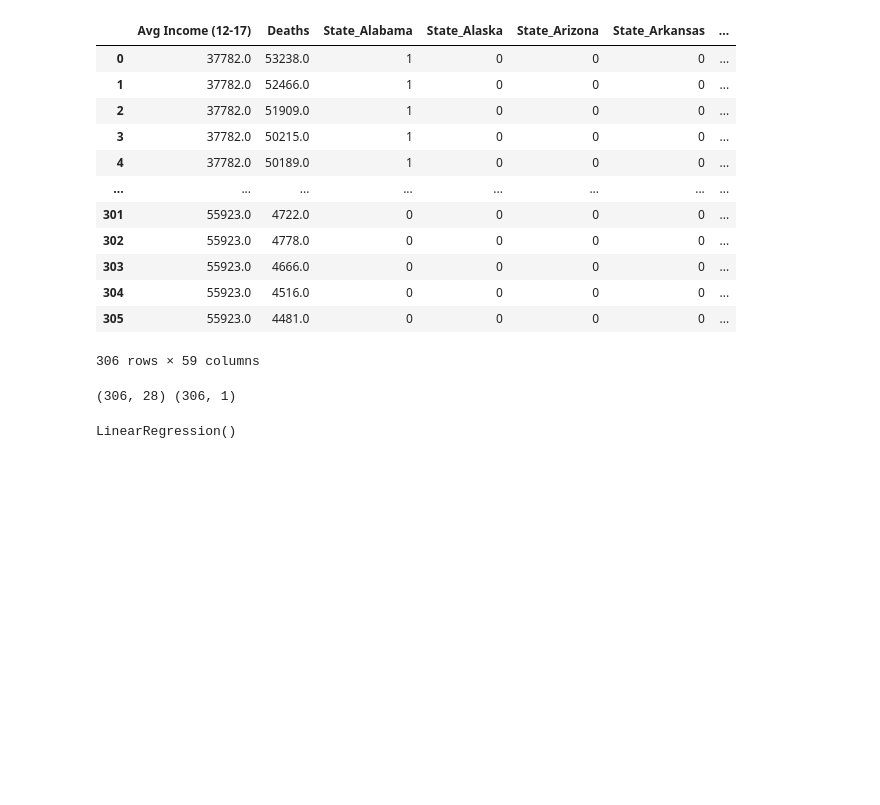
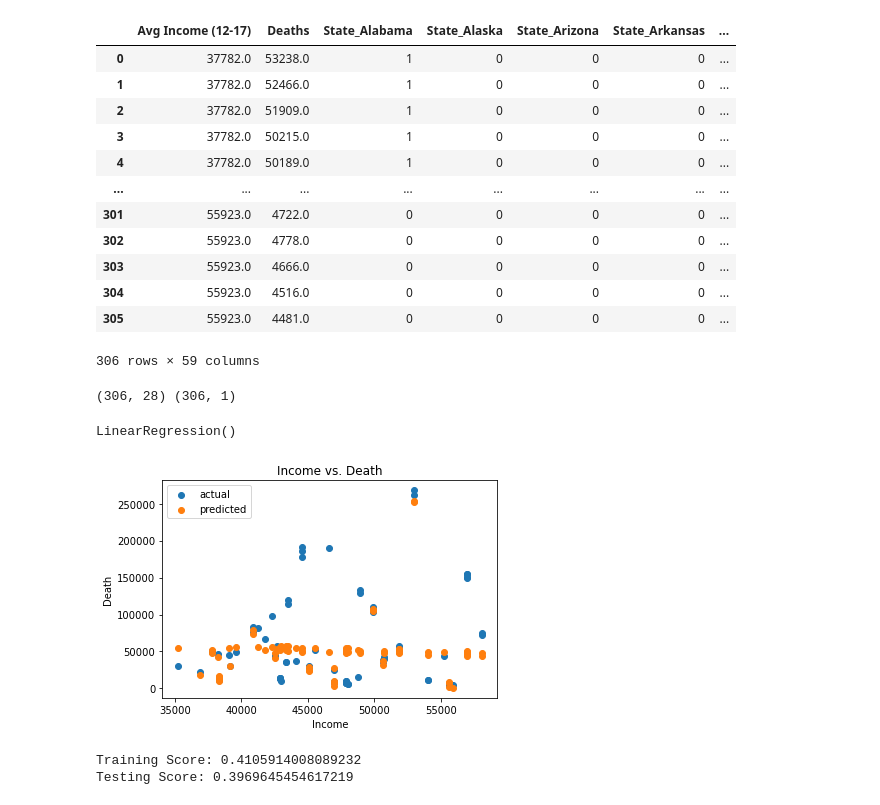
Before and after one commit to Tr3Yday30/Heartthrob, a Jupyter notebook: CleanData/Machine_Learning.ipynb, the cells around one changed output. Saved outputs shown, nothing was run; the diff lists cells and outputs as text; code cells hidden in the pictures; blank space fills up the shorter version.

```diff
--- a/CleanData/Machine_Learning.ipynb
+++ b/CleanData/Machine_Learning.ipynb
@@ -118,3 +118,28 @@ model = LinearRegression()
 model.fit(X_train_scaled, y_train_scaled)
 # %% [output]
 LinearRegression()
+# %%
+X2 = X_test["Avg Income (12-17)"]
+
+plt.scatter(X2, y_test, label="actual")
+plt.scatter(X2, y_scaler.inverse_transform(model.predict(X_test_scaled)), label= "predicted")
+
+plt.legend()
+
+plt.xlabel("Income")
+plt.ylabel("Death")
+plt.title("Income vs. Death")
+
+plt.savefig("../static/images/IncomevsDeath.png", bbox_inches='tight')
+# %% [output]
+[figure, added]
+# %%
+# Score data based on scaled model
+training_score = model.score(X_train_scaled, y_train_scaled)
+testing_score = model.score(X_test_scaled, y_test_scaled)
+
+print(f"Training Score: {training_score}")
+print(f"Testing Score: {testing_score}")
+# %% [output]
+Training Score: 0.4105914008089232
+Testing Score: 0.3969645454617219
```
Also changed, not shown: parts of 1 cell of this notebook, 3 other files.
